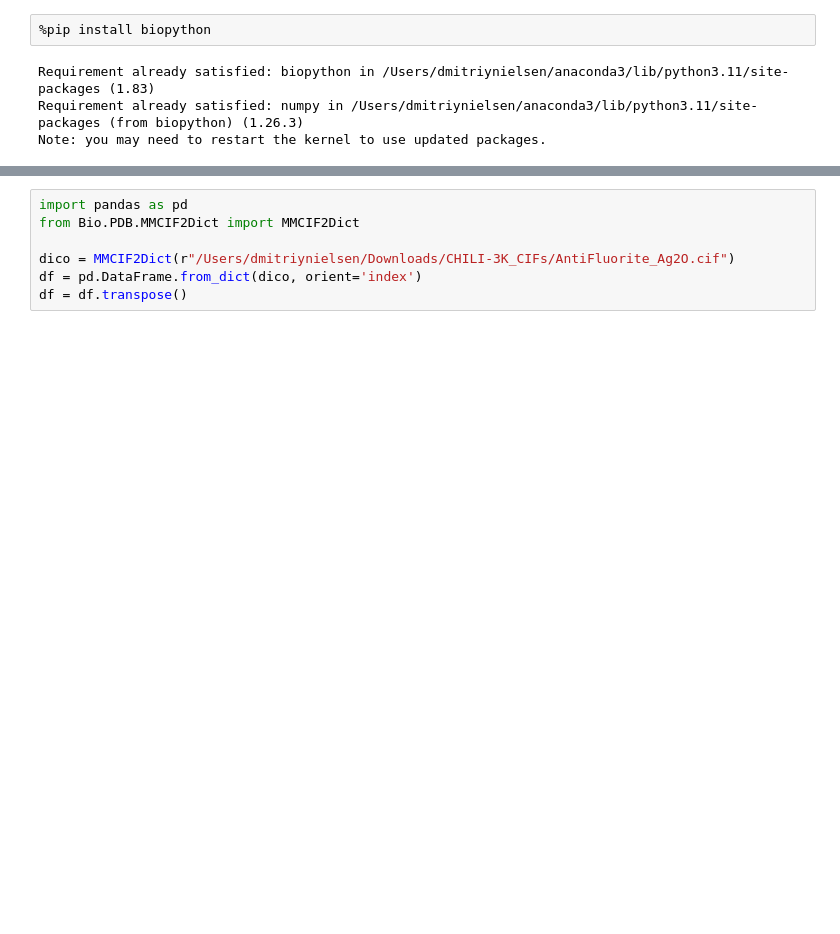
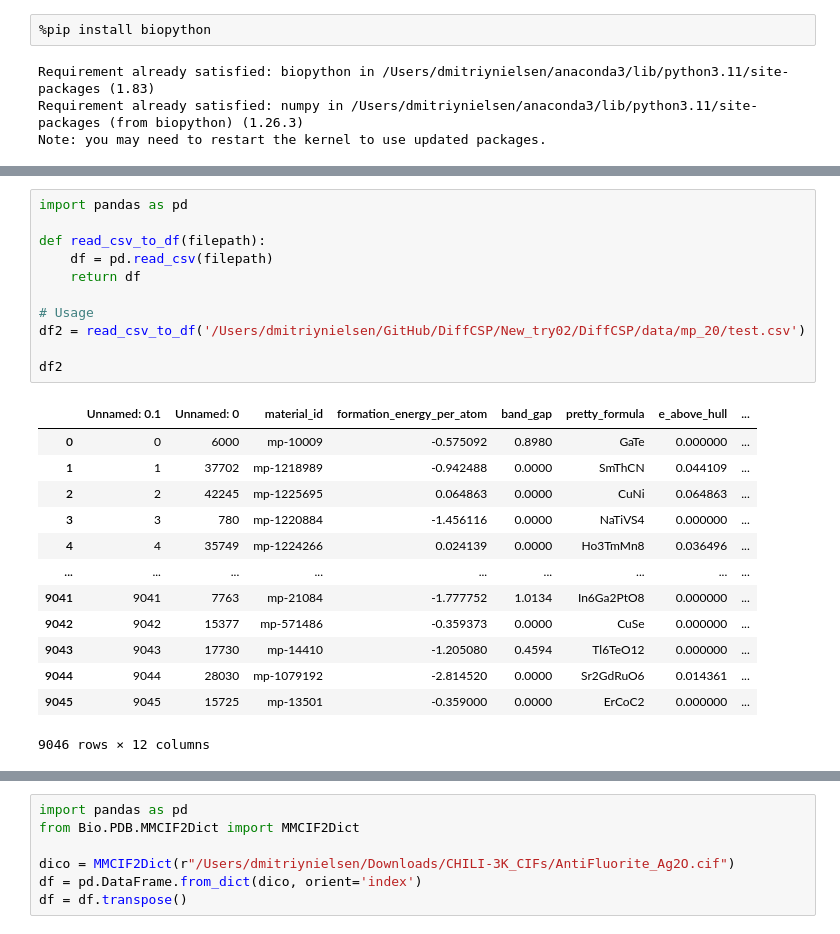
Before and after one commit to DmitriyNielsen/DiffCSP, a Jupyter notebook: scripts/testing_script.ipynb, the cells around one changed output, grey strips where cells are left out. Cells and saved outputs as stored; diff of their text form; blank space fills up the shorter version.

```diff
--- a/scripts/testing_script.ipynb
+++ b/scripts/testing_script.ipynb
@@ -62 +86,26 @@ df1
 97 rows × 2 columns
+# %%
+import pandas as pd
+
+def read_csv_to_df(filepath):
+    df = pd.read_csv(filepath)
+    return df
+
+# Usage
+df2 = read_csv_to_df('/Users/dmitriynielsen/GitHub/DiffCSP/New_try02/DiffCSP/data/mp_20/test.csv')
+
+df2
+# %% [output]
+|  | Unnamed: 0.1 | Unnamed: 0 | material_id | formation_energy_per_atom | band_gap | pretty_formula | e_above_hull | ... |
+| 0 | 0 | 6000 | mp-10009 | -0.575092 | 0.8980 | GaTe | 0.000000 | ... |
+| 1 | 1 | 37702 | mp-1218989 | -0.942488 | 0.0000 | SmThCN | 0.044109 | ... |
+| 2 | 2 | 42245 | mp-1225695 | 0.064863 | 0.0000 | CuNi | 0.064863 | ... |
+| 3 | 3 | 780 | mp-1220884 | -1.456116 | 0.0000 | NaTiVS4 | 0.000000 | ... |
+| 4 | 4 | 35749 | mp-1224266 | 0.024139 | 0.0000 | Ho3TmMn8 | 0.036496 | ... |
+| ... | ... | ... | ... | ... | ... | ... | ... | ... |
+| 9041 | 9041 | 7763 | mp-21084 | -1.777752 | 1.0134 | In6Ga2PtO8 | 0.000000 | ... |
+| 9042 | 9042 | 15377 | mp-571486 | -0.359373 | 0.0000 | CuSe | 0.000000 | ... |
+| 9043 | 9043 | 17730 | mp-14410 | -1.205080 | 0.4594 | Tl6TeO12 | 0.000000 | ... |
+| 9044 | 9044 | 28030 | mp-1079192 | -2.814520 | 0.0000 | Sr2GdRuO6 | 0.014361 | ... |
+| 9045 | 9045 | 15725 | mp-13501 | -0.359000 | 0.0000 | ErCoC2 | 0.000000 | ... |
+9046 rows × 12 columns
```
Also changed, not shown: parts of 12 cells of this notebook, 18 other files.
